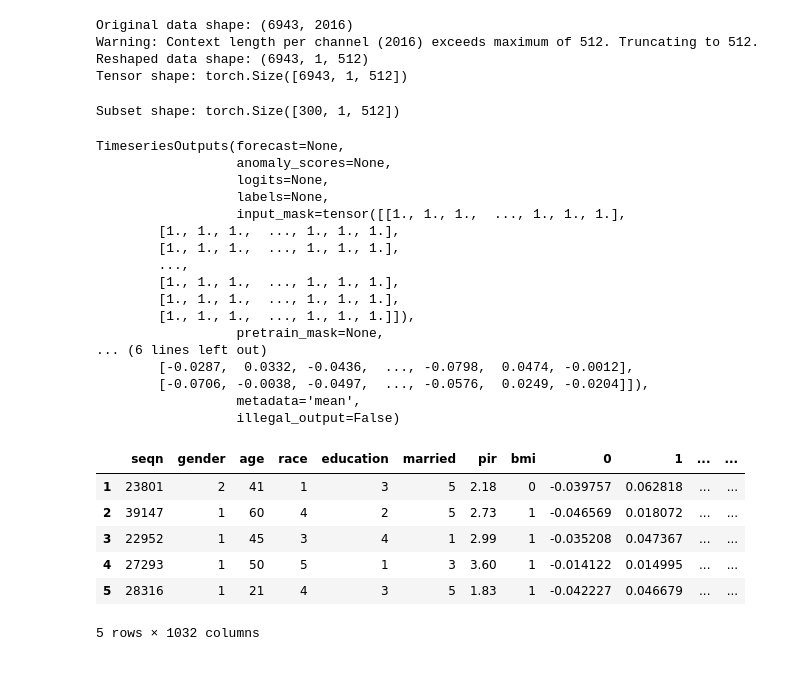
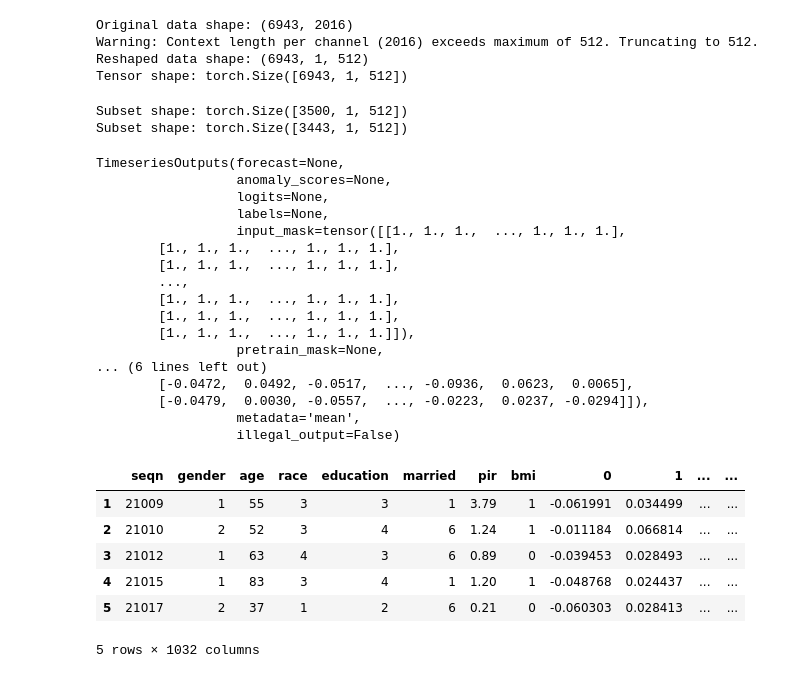
Before and after one commit to yousmni3269/embedding, a Jupyter notebook: embedding_moment.ipynb, the cells around one changed output. Drawn from its saved outputs; the diff is of its cells as text; code cells hidden in the pictures.

Commit message:
data preparation was updated to include all subjects

```diff
--- a/embedding_moment.ipynb
+++ b/embedding_moment.ipynb
@@ -168,21 +130,30 @@ output = model(x_enc=data_tensor)
 pprint(output)
 # %%
-# get 300 subset from the data_tensor
+##### DONT RUN: get 3500 random subset from the data_tensor
 import random
 
 np.random.seed(1)
-random_indices = random.sample(range(data_tensor.shape[0]), 300)
+random_indices = random.sample(range(data_tensor.shape[0]), 3500)
 subset_data = data_tensor[random_indices]
 
 print(f"Subset shape: {subset_data.shape}")
-# %% [output]
-Subset shape: torch.Size([300, 1, 512])
+# %%
+# get two chunks of subset
+
+subset_data1 = data_tensor[:3500]
+subset_data2 = data_tensor[3500:]
+
+print(f"Subset shape: {subset_data1.shape}")
+print(f"Subset shape: {subset_data2.shape}")
+# %% [output]
+Subset shape: torch.Size([3500, 1, 512])
+Subset shape: torch.Size([3443, 1, 512])
 # %%
-# embedding of the subset
+# embedding of the subset1
 from pprint import pprint
 
-output = model(x_enc=subset_data)
-pprint(output)
+output1 = model(x_enc=subset_data1)
+pprint(output1)
 # %% [output]
 TimeseriesOutputs(forecast=None,
                   anomaly_scores=None,
@@ -197,37 +168,37 @@ TimeseriesOutputs(forecast=None,
         [1., 1., 1.,  ..., 1., 1., 1.]]),
                   pretrain_mask=None,
 ... (6 lines left out)
-        [-0.0287,  0.0332, -0.0436,  ..., -0.0798,  0.0474, -0.0012],
-        [-0.0706, -0.0038, -0.0497,  ..., -0.0576,  0.0249, -0.0204]]),
+        [-0.0472,  0.0492, -0.0517,  ..., -0.0936,  0.0623,  0.0065],
+        [-0.0479,  0.0030, -0.0557,  ..., -0.0223,  0.0237, -0.0294]]),
                   metadata='mean',
                   illegal_output=False)
 # %%
 # extract embedding results
-embeddings = output.embeddings
-embeddings_np = embeddings.detach().cpu().numpy()
+embeddings1 = output1.embeddings
+embeddings1_np = embeddings1.detach().cpu().numpy()
 
 # convert to dataframe
-embeddings_df = pd.DataFrame(embeddings_np)
+embeddings1_df = pd.DataFrame(embeddings1_np)
 
 # combine with columns up to 'bmi' from the original dataset
-df_subset = df.iloc[random_indices].reset_index(drop=True)
-embeddings_df = pd.concat([pd.DataFrame(embeddings_np), df_subset.loc[:, :'bmi']], axis=1)
+df_subset1 = df.iloc[:3500].reset_index(drop=True)
+embeddings1_df = pd.concat([pd.DataFrame(embeddings1_np), df_subset1.loc[:, :'bmi']], axis=1)
 
 # reorder columns
-original_cols = df_subset.loc[:, :'bmi'].columns.tolist()
-embeddings_cols = list(range(embeddings_np.shape[1]))
-embeddings_df = embeddings_df[original_cols + embeddings_cols]
+original_cols1 = df_subset1.loc[:, :'bmi'].columns.tolist()
+embeddings1_cols = list(range(embeddings1_np.shape[1]))
+embeddings1_df = embeddings1_df[original_cols1 + embeddings1_cols]
 
-embeddings_df.index = range(1, len(embeddings_df) + 1)
+embeddings1_df.index = range(1, len(embeddings1_df) + 1)
 
-embeddings_df.head()
+embeddings1_df.head()
 # %% [output]
 |  | seqn | gender | age | race | education | married | pir | bmi | 0 | 1 | ... | ... |
-| 1 | 23801 | 2 | 41 | 1 | 3 | 5 | 2.18 | 0 | -0.039757 | 0.062818 | ... | ... |
-| 2 | 39147 | 1 | 60 | 4 | 2 | 5 | 2.73 | 1 | -0.046569 | 0.018072 | ... | ... |
-| 3 | 22952 | 1 | 45 | 3 | 4 | 1 | 2.99 | 1 | -0.035208 | 0.047367 | ... | ... |
-| 4 | 27293 | 1 | 50 | 5 | 1 | 3 | 3.60 | 1 | -0.014122 | 0.014995 | ... | ... |
-| 5 | 28316 | 1 | 21 | 4 | 3 | 5 | 1.83 | 1 | -0.042227 | 0.046679 | ... | ... |
+| 1 | 21009 | 1 | 55 | 3 | 3 | 1 | 3.79 | 1 | -0.061991 | 0.034499 | ... | ... |
+| 2 | 21010 | 2 | 52 | 3 | 4 | 6 | 1.24 | 1 | -0.011184 | 0.066814 | ... | ... |
+| 3 | 21012 | 1 | 63 | 4 | 3 | 6 | 0.89 | 0 | -0.039453 | 0.028493 | ... | ... |
+| 4 | 21015 | 1 | 83 | 3 | 4 | 1 | 1.20 | 1 | -0.048768 | 0.024437 | ... | ... |
+| 5 | 21017 | 2 | 37 | 1 | 2 | 6 | 0.21 | 0 | -0.060303 | 0.028413 | ... | ... |
 5 rows × 1032 columns
 # %%
 # save embeddings
```
Also changed, not shown: parts of 12 cells of this notebook, 3 other files.
